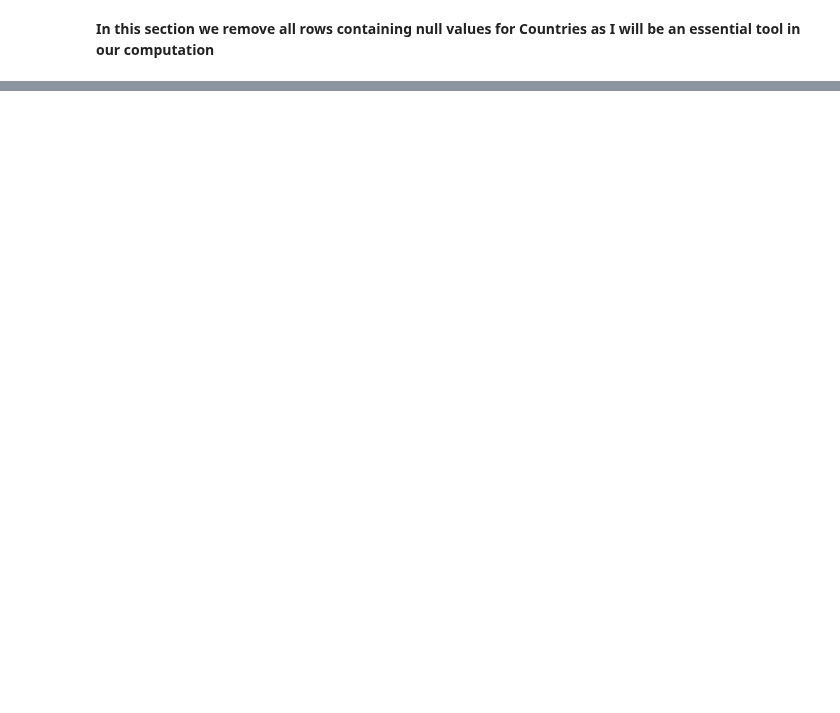
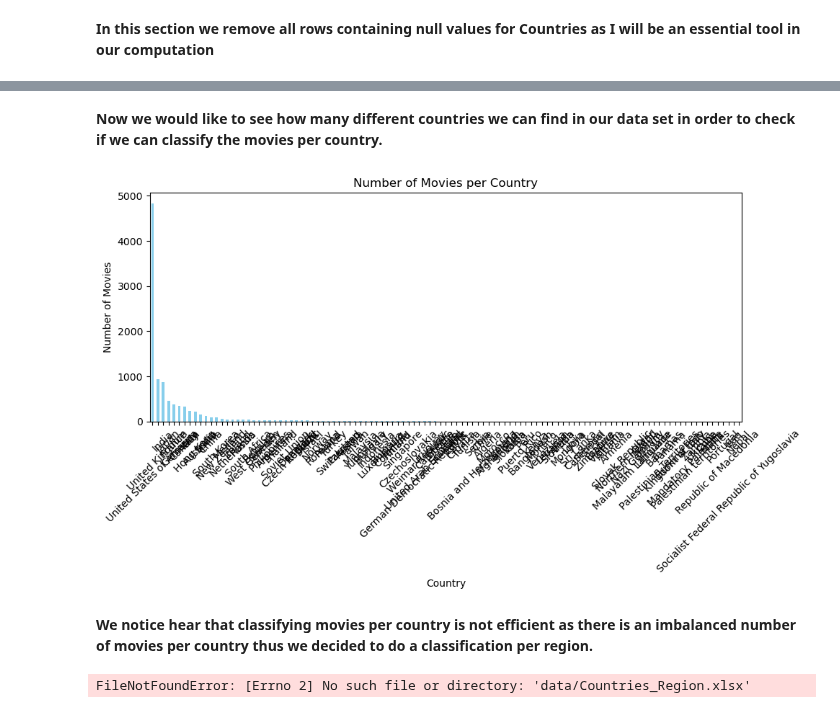
Before and after one commit to epfl-ada/ada-2023-project-boat2023, a Jupyter notebook: projectADA.ipynb, the cells around one changed output, grey strips where cells are left out. Drawn from its saved outputs; the diff is of its cells as text; code cells hidden in the pictures; blank space fills up the shorter version.

```diff
--- a/projectADA.ipynb
+++ b/projectADA.ipynb
@@ -285,0 +286,25 @@ NameError: name 'is_empty_json' is not defined
+# %% [markdown]
+**Now we would like to see how many different countries we can find in our data set in order to check if we can classify the movies per country.**
+# %%
+unique_countries = []
+for countries_str in filtered_df_for_topics['Countries']:
+    unique_countries.extend(extract_countries(countries_str))
+# Count the occurrences of each country
+country_counts = pd.Series(unique_countries).value_counts()
+# Plotting
+plt.figure(figsize=(10, 6))
+country_counts.plot(kind='bar', color='skyblue')
+plt.title('Number of Movies per Country')
+plt.xlabel('Country')
+plt.ylabel('Number of Movies')
+plt.xticks(rotation=45)
+plt.tight_layout()
+plt.show()
+# %% [output]
+[figure, added]
+# %% [markdown]
+**We notice hear that classifying movies per country is not efficient as there is an imbalanced number of movies per country thus we decided to do a classification per region.**
+# %%
+df_regions = pd.read_excel('data/Countries_Region.xlsx')
+# %% [output]
+FileNotFoundError: [Errno 2] No such file or directory: 'data/Countries_Region.xlsx'
```
Also changed, not shown: parts of 1 cell of this notebook, 2 other files.
